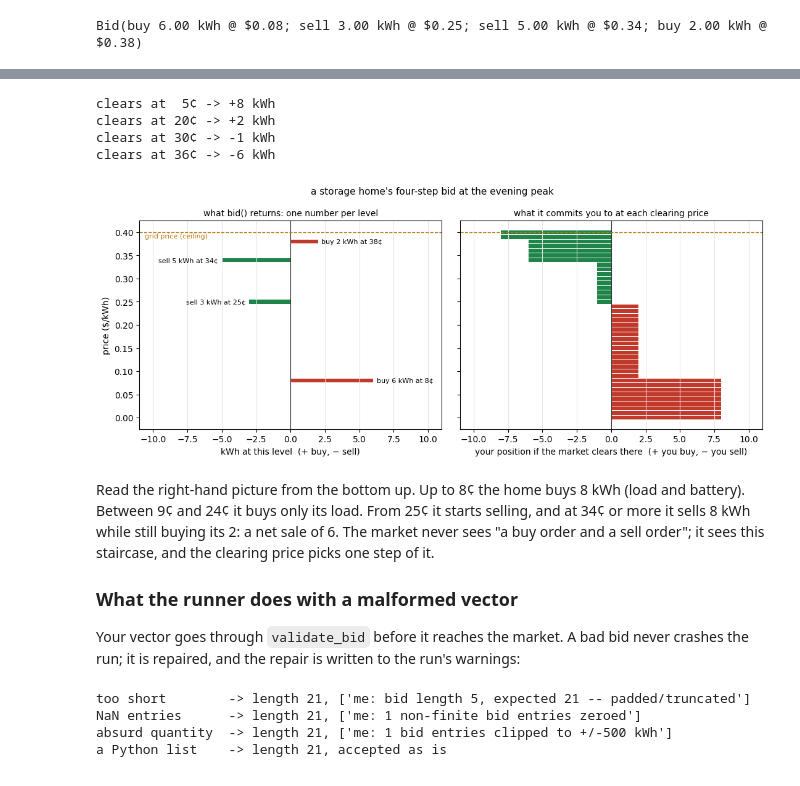
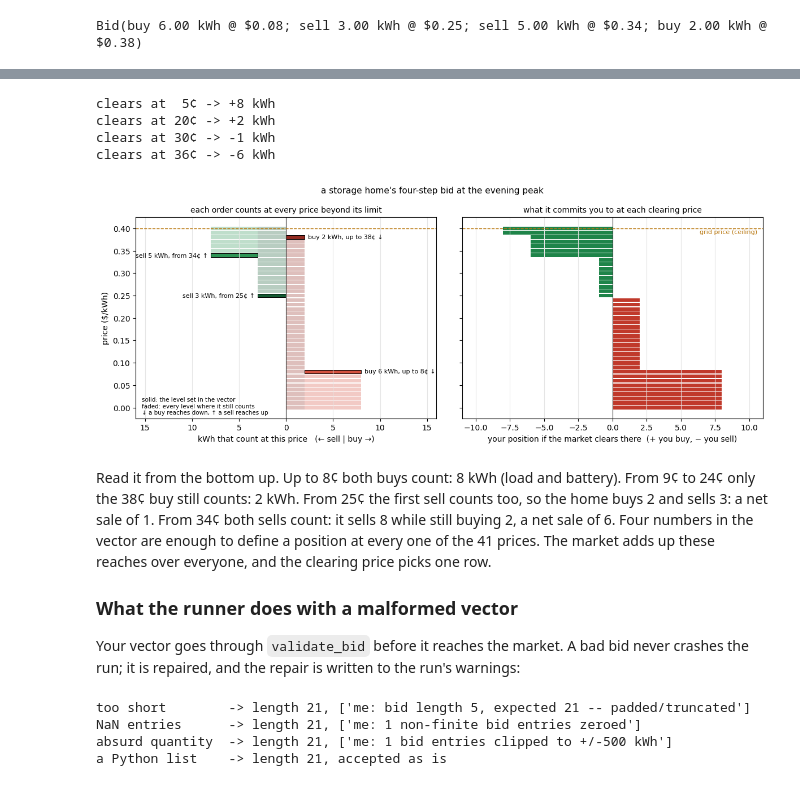
Before and after one commit to TimCDiller/annex_96_p2p, a Jupyter notebook: docs/building_an_agent.ipynb, the cells around one changed output, grey strips where cells are left out. Cells and saved outputs as stored; diff of their text form; code cells hidden in the pictures.

```diff
--- a/docs/building_an_agent.ipynb
+++ b/docs/building_an_agent.ipynb
@@ -366,51 +379,86 @@ H = 0.0085                       # bar height: one price level, with a gap
 
 def net_position(vector):
     # kWh you would end up with at each level's price: + buying, - selling.
     buy = np.cumsum(np.clip(vector, 0, None)[::-1])[::-1]     # bid to buy at this price or above
     sell = np.cumsum(np.clip(-vector, 0, None))               # offered at this price or below
     return buy - sell
 
+BUY_SHADES = ["#922b21", "#d4513f", "#e88e7d", "#b03a2e", "#f0b3a6"]
+SELL_SHADES = ["#145a32", "#2e9455", "#7cc08f", "#1d6e3e", "#b2dbbd"]
+
+def orders_of(vector, prices, who=""):
+    # Every nonzero level of a bid vector is one limit order.
+    return [dict(who=who, k=int(k), price=float(prices[k]), qty=abs(float(vector[k])), buy=vector[k] > 0)
+            for k in np.flatnonzero(vector)]
+
+def draw_orders(ax, orders, prices, fontsize=8):
+    # Stack each order over every level where it counts: a buy at its limit and
+    # every lower price (drawn to the right), a sell at its limit and every
+    # higher price (drawn to the left). Solid = the limit, faded = the reach.
+    levels = np.arange(len(prices))
+    buys = sorted((o for o in orders if o["buy"]), key=lambda o: -o["price"])
+    sells = sorted((o for o in orders if not o["buy"]), key=lambda o: o["price"])
+    for group, shades, sign in ((buys, BUY_SHADES, 1), (sells, SELL_SHADES, -1)):
+        offset = np.zeros(len(prices))
+        for i, o in enumerate(group):
+            reach = levels <= o["k"] if o["buy"] else levels >= o["k"]
+            colour = shades[i % len(shades)]
+            ax.barh(prices[reach], sign * o["qty"], left=sign * offset[reach], height=H,
+                    color=colour, alpha=0.3, lw=0)
+            ax.barh([o["price"]], [sign * o["qty"]], left=[sign * offset[o["k"]]], height=H,
+                    color=colour, edgecolor="black", lw=0.7)
+            text = ("%s%s %.0f kWh, %s %.0f¢ %s" % (o["who"] + ": " if o["who"] else "",
+                    "buy" if o["buy"] else "sell", o["qty"], "up to" if o["buy"] else "from",
+                    100 * o["price"], "↓" if o["buy"] else "↑"))
+            end = sign * (offset[o["k"]] + o["qty"])
+            ax.annotate(text, (end, o["price"]), xytext=(4 * sign, 0), textcoords="offset points",
+                        ha="left" if sign > 0 else "right", va="center", fontsize=fontsize)
+            offset[reach] += o["qty"]
+    ax.axvline(0, color="#333", lw=0.8)
+    ax.xaxis.set_major_formatter(plt.FuncFormatter(lambda x, _: "%g" % abs(x)))
+
 def plot_bid(b, market, title):
     v, prices = b.array, market.price_grid
     net = net_position(v)
-    fig, (left, right) = plt.subplots(1, 2, figsize=(11, 4.6), sharey=True)
-    left.barh(prices, v, height=H, color=np.where(v > 0, RED, GREEN))
-    for k in np.flatnonzero(v):
-        left.annotate("%s %.0f kWh at %.0f¢" % ("buy" if v[k] > 0 else "sell", abs(v[k]), 100 * prices[k]),
-                      (v[k], prices[k]), xytext=(4 if v[k] > 0 else -4, 0), textcoords="offset points",
-                      ha="left" if v[k] > 0 else "right", va="center", fontsize=8)
-    left.set_title("what bid() returns: one number per level", fontsize=10)
-    left.set_xlabel("kWh at this level  (+ buy, − sell)")
-    left.set_xlim(-11, 11)
+    fig, (left, right) = plt.subplots(1, 2, figsize=(12, 4.8), sharey=True)
+    draw_orders(left, orders_of(v, prices), prices)
+    left.set_title("each order counts at every price beyond its limit", fontsize=10)
+    left.set_xlabel("kWh that count at this price   (← sell | buy →)")
+    left.set_xlim(-16, 16)
+    left.text(0.02, 0.02, "solid: the level set in the vector\nfaded: every level where it still counts\n"
+              "↓ a buy reaches down, ↑ a sell reaches up", transform=left.transAxes, fontsize=7.5)
     right.barh(prices, net, height=H, color=np.where(net > 0, RED, np.where(net < 0, GREEN, GREY)))
     right.set_title("what it commits you to at each clearing price", fontsize=10)
     right.set_xlabel("your position if the market clears there  (+ you buy, − you sell)")
     right.set_xlim(-11, 11)
+    right.axvline(0, color="#333", lw=0.8)
     for ax in (left, right):
-        ax.axvline(0, color="#333", lw=0.8)
         ax.axhline(market.grid_import_price, color="#b9770e", ls="--", lw=1)
         ax.grid(axis="x", color="#e5e5e5")
     left.set_ylabel("price ($/kWh)")
-    left.text(-10.6, market.grid_import_price - 0.012, "grid price (ceiling)", color="#b9770e", fontsize=8)
+    right.text(10.6, market.grid_import_price - 0.012, "grid price (ceiling)", color="#b9770e",
+               fontsize=8, ha="right")
     fig.suptitle(title, fontsize=11)
     fig.tight_layout()
 
 plot_bid(store, evening, "a storage home's four-step bid at the evening peak")
 
 for p in (0.05, 0.20, 0.30, 0.36):
     print("clears at %2.0f¢ -> %+.0f kWh" % (100 * p, net_position(store.array)[evening.level(p)]))
 # %% [output]
 clears at  5¢ -> +8 kWh
 clears at 20¢ -> +2 kWh
 clears at 30¢ -> -1 kWh
 clears at 36¢ -> -6 kWh
-[figure, old version]
+[figure, new version]
 # %% [markdown]
-Read the right-hand picture from the bottom up. Up to 8¢ the home buys 8 kWh
-(load and battery). Between 9¢ and 24¢ it buys only its load. From 25¢ it
-starts selling, and at 34¢ or more it sells 8 kWh while still buying its 2:
-a net sale of 6. The market never sees "a buy order and a sell order"; it
-sees this staircase, and the clearing price picks one step of it.
+Read it from the bottom up. Up to 8¢ both buys count: 8 kWh (load and
+battery). From 9¢ to 24¢ only the 38¢ buy still counts: 2 kWh. From 25¢ the
+first sell counts too, so the home buys 2 and sells 3: a net sale of 1. From
+34¢ both sells count: it sells 8 while still buying 2, a net sale of 6.
+Four numbers in the vector are enough to define a position at every one of
+the 41 prices. The market adds up these reaches over everyone, and the
+clearing price picks one row.
 
 ### What the runner does with a malformed vector
 
```
Also changed, not shown: parts of 4 cells of this notebook.
